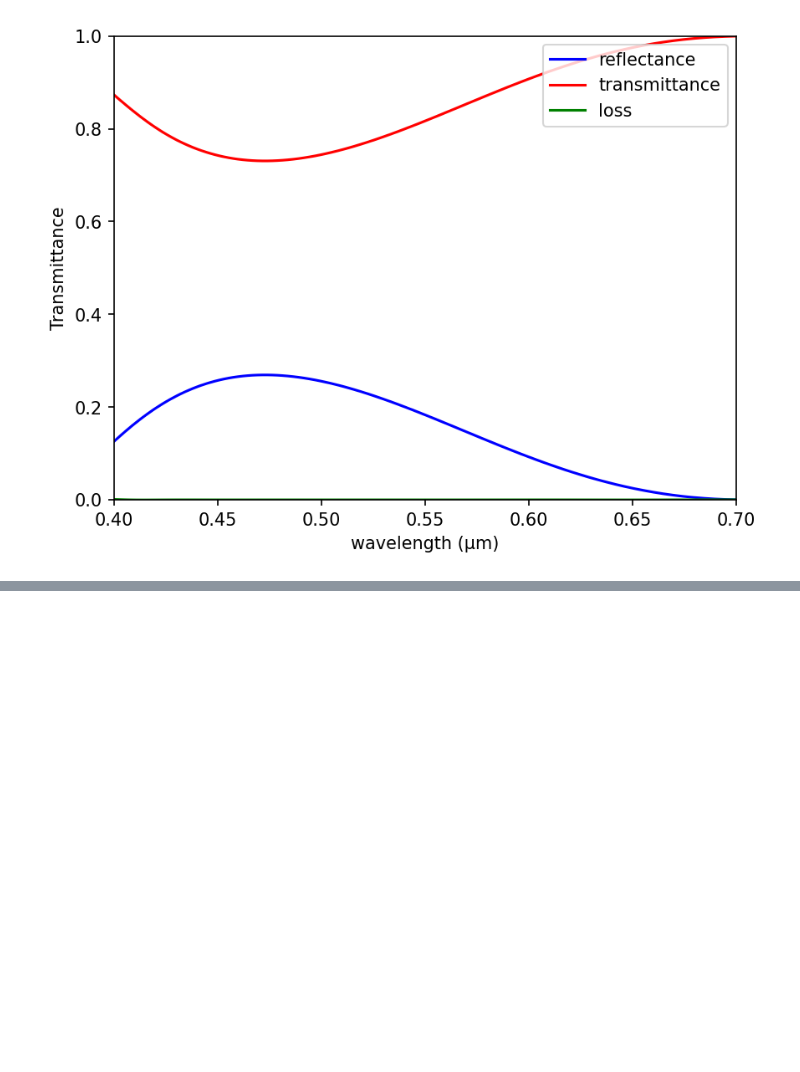
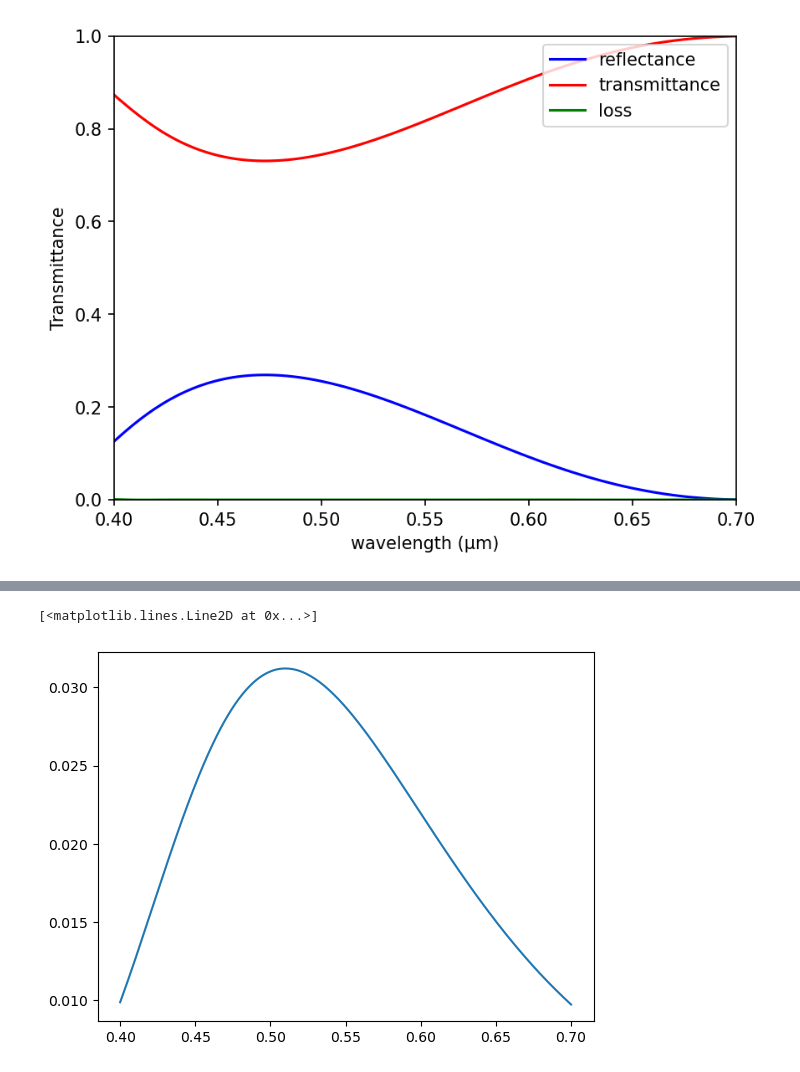
Before and after one commit to M2nion/EIDL, a Jupyter notebook: Tool/Meep/LGD/Meep code/OLED structure/Layer by Layer check/Sangbin_code/Min code/RT검증_1D.ipynb, the cells around one changed output, grey strips where cells are left out. Drawn from its saved outputs; the diff is of its cells as text; code cells hidden in the pictures; blank space fills up the shorter version.

```diff
--- a/Tool/Meep/LGD/Meep code/OLED structure/Layer by Layer check/Sangbin_code/Min code/RT검증_1D.ipynb
+++ b/Tool/Meep/LGD/Meep code/OLED structure/Layer by Layer check/Sangbin_code/Min code/RT검증_1D.ipynb
@@ -350,0 +353,76 @@ np.savetxt("Transmission_my_code.txt",Ts)
+# %%
+import meep as mp
+import numpy as np
+import csv
+
+resolution = 100
+# === 설정 ===
+cell_size = mp.Vector3(3, 3, 0)
+fcen = 1.75# Gaussian source 중심 주파수
+df = 3.3   # Gaussian source 대역폭
+nfreq = 300
+
+field_component = mp.Ex
+
+# 측정할 파장 범위
+lambda_min = 0.4
+lambda_max = 0.7
+fmin = 1 / lambda_max   # ≈ 1.4286
+fmax = 1 / lambda_min   # = 2.5
+fcen_dft = 0.5 * (fmin + fmax)
+df_dft = fmax - fmin
+
+# 소스 설정
+source_center = mp.Vector3(0, 0, 0)
+sources = [
+mp.Source(
+src=mp.GaussianSource(frequency=fcen, fwidth=df),
+component=field_component,
+center=source_center,
+size=mp.Vector3(0, 0)
+)
+]
+
+# PML 설정
+pml_layers = [mp.PML(0.3)]
+
+# 시뮬레이션 객체 생성
+sim = mp.Simulation(
+cell_size=cell_size,
+boundary_layers=pml_layers,
+default_material=mp.Medium(index=1),
+sources=sources,
+resolution=resolution
+)
+
+# Flux monitor 추가
+offset = 0.01
+flux_size = 0.02
+
+flux_monitor = sim.add_flux(
+fcen_dft, df_dft, nfreq,
+mp.FluxRegion(center=source_center - mp.Vector3(offset, 0, 0),
+  size=mp.Vector3(0, flux_size),
+  weight=-1),
+mp.FluxRegion(center=source_center + mp.Vector3(offset, 0, 0),
+  size=mp.Vector3(0, flux_size)),
+mp.FluxRegion(center=source_center - mp.Vector3(0, offset, 0),
+  size=mp.Vector3(flux_size, 0),
+  weight=-1),
+mp.FluxRegion(center=source_center + mp.Vector3(0, offset, 0),
+  size=mp.Vector3(flux_size, 0))
+)
+
+# 시뮬레이션 실행
+sim.run(until=20)
+
+# Flux 데이터 얻기
+flux_freqs = np.array(mp.get_flux_freqs(flux_monitor))  # 주파수 배열
+net_power = np.array(mp.get_fluxes(flux_monitor))   # 각 주파수에서의 power
+
+# 주파수를 파장으로 변환
+wavelengths = 1 / flux_freqs
+
+import matplotlib.pyplot as plt
+plt.plot(wavelengths, net_power)
+# %% [output]
@@ -350,0 +437,2 @@ np.savetxt("Transmission_my_code.txt",Ts)
+[<matplotlib.lines.Line2D at 0x...>]
+[figure, added]
```
Also changed, not shown: parts of 2 cells of this notebook, 4 other files.
